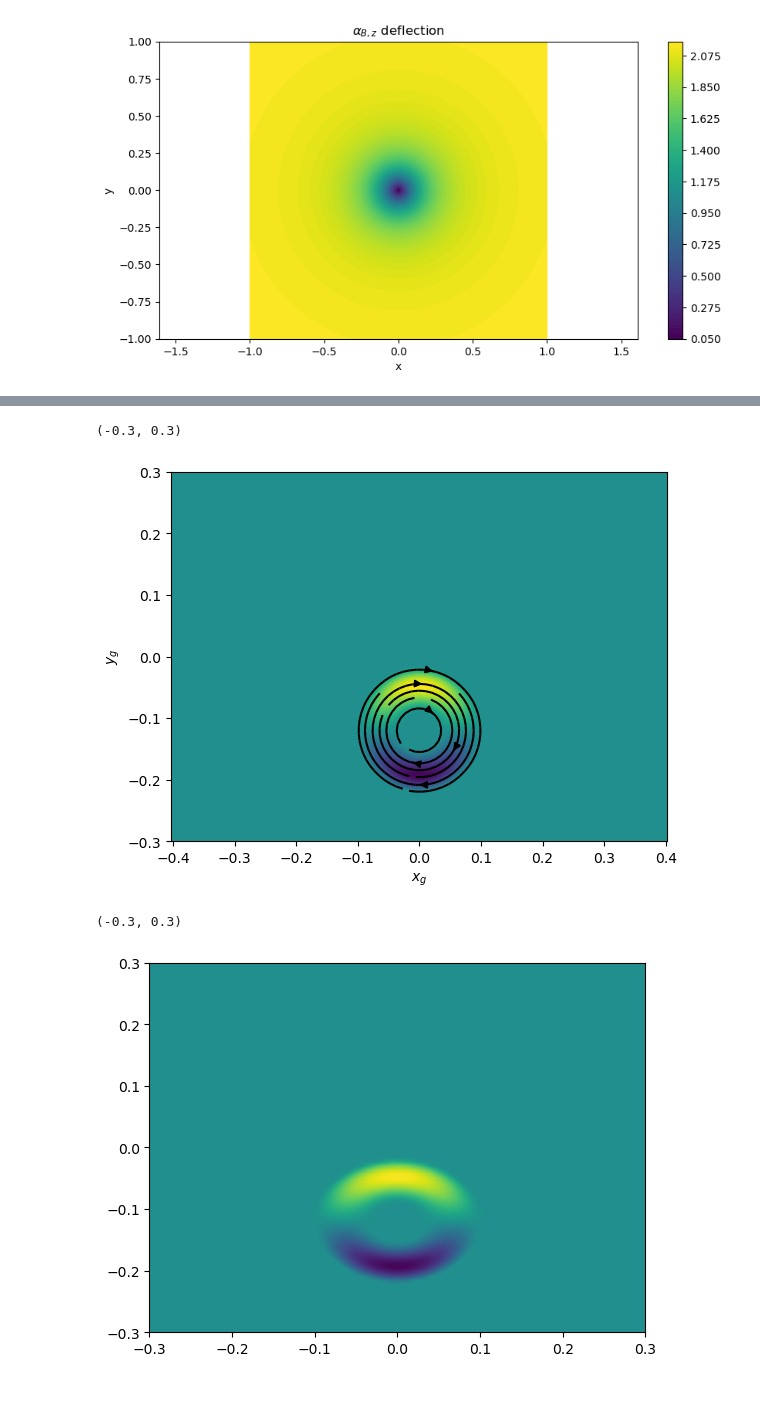
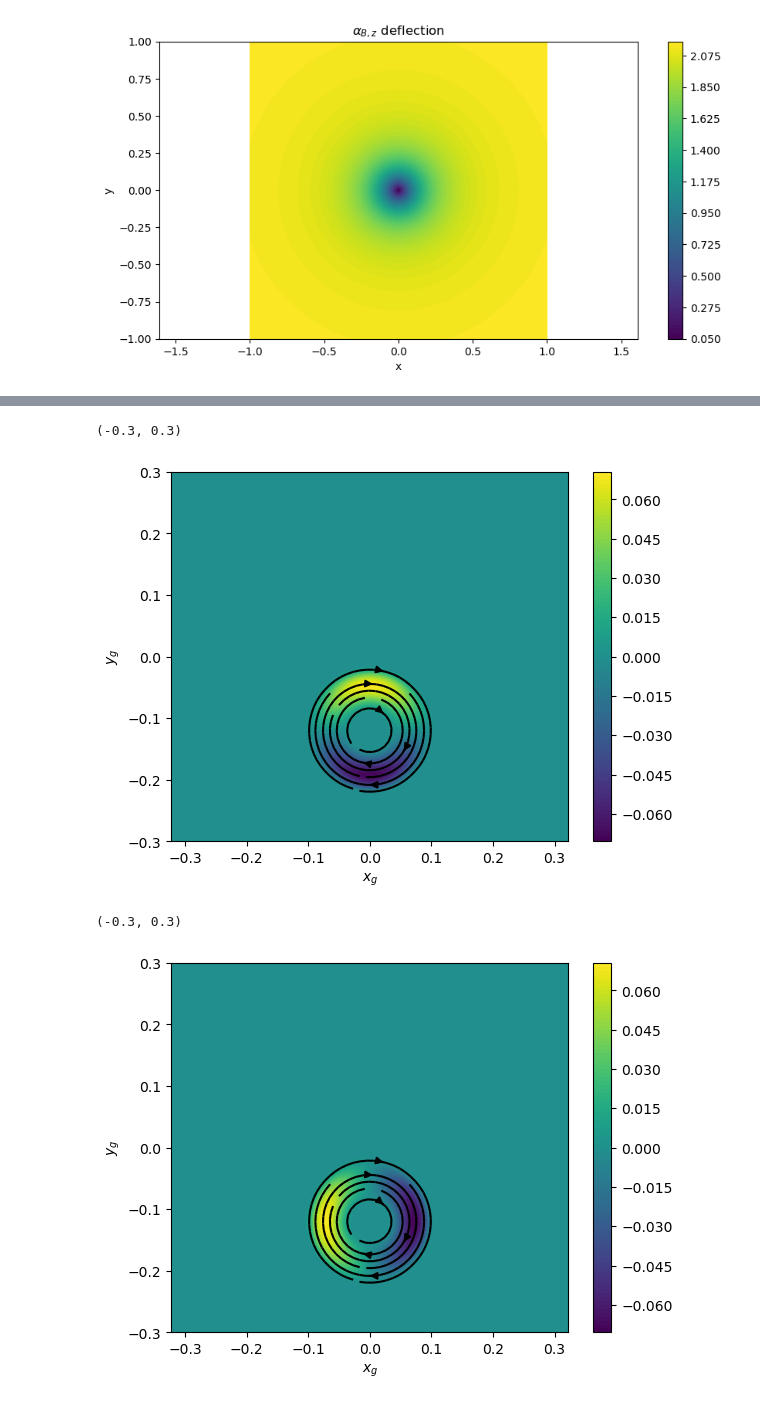
Before and after one commit to vandelij/plasma_diagnostic_hw, a Jupyter notebook: HW4.ipynb, the cells around one changed output, grey strips where cells are left out. Cells and saved outputs as stored; diff of their text form; code cells hidden in the pictures.

```diff
--- a/HW4.ipynb
+++ b/HW4.ipynb
@@ -175,6 +175,7 @@ Ln = 0.1
 LB = Ln/3
 Ly = 1.2*Ln
 B0 = 1
+E0 = 1
 pi = np.pi
 
 def B1(x,y):
@@ -201,13 +202,38 @@ def B2(x,y):
     else:
         return np.array([0,0,0])
 
+def E1(x,y):
+    rv = np.array([x, y+Ly, 0])
+    r = np.sqrt(x**2 + (y+Ly)**2)
+    if Ln-2*LB <= r and r <= Ln:
+        rhat = rv/r
+        phi = pi*(Ln-r)/(2*LB)
+        return E0*np.sin(phi)*rhat
+    else:
+        return np.array([0,0,0])
+
+def E2(x,y):
+    rv = np.array([x, y-Ly, 0])
+    r = np.sqrt(x**2 + (y-Ly)**2)
+    if Ln-2*LB <= r and r <= Ln:
+        rhat = rv/r
+        phi = pi*(Ln-r)/(2*LB)
+        return E0*np.sin(phi)*rhat
+    else:
+        return np.array([0,0,0])
+
 Bx1 = np.zeros_like(X)
 By1 = np.zeros_like(X)
+Ex1 = np.zeros_like(X)
+Ey1 = np.zeros_like(X)
 
 for ix in range(X.shape[0]):
+    print(100*ix/X.shape[0], ' Percent Complete')
     for iy in range(X.shape[1]):
         x = X[ix, iy]
         y = Y[ix, iy]
 
         Bx1[ix, iy] = B1(x,y)[0]
         By1[ix, iy] = B1(x,y)[1]
+        Ex1[ix, iy] = E1(x,y)[0]
+        Ey1[ix, iy] = E1(x,y)[1]
@@ -214,7 +258,8 @@ for ix in range(X.shape[0]):
 # %%
 fig, axs = plt.subplots()
-axs.contourf(X,Y,Bx1, levels=100)
-axs.streamplot(X, Y, Bx1, By1, color='black', density=6)
+plt.contourf(X,Y,Bx1, levels=100)
+plt.colorbar()
+plt.streamplot(X, Y, Bx1, By1, color='black', density=6)
 plt.axis('equal')
 plt.xlabel(r'$x_g$')
 plt.ylabel(r'$y_g$')
@@ -222,11 +267,17 @@ plt.xlim((-Ly*2.5, Ly*2.5))
 plt.ylim((-Ly*2.5, Ly*2.5))
 # %% [output]
 (-0.3, 0.3)
-[figure, old version]
+[figure, new version]
 # %%
-plt.contourf(X,Y,Bx1, levels=100)
+fig, axs = plt.subplots()
+plt.contourf(X,Y,By1, levels=100)
+plt.colorbar()
+plt.streamplot(X, Y, Bx1, By1, color='black', density=6)
+plt.axis('equal')
+plt.xlabel(r'$x_g$')
+plt.ylabel(r'$y_g$')
 plt.xlim((-Ly*2.5, Ly*2.5))
 plt.ylim((-Ly*2.5, Ly*2.5))
 # %% [output]
 (-0.3, 0.3)
-[figure, old version]
+[figure, new version]
```
Also changed, not shown: parts of 3 cells of this notebook.
